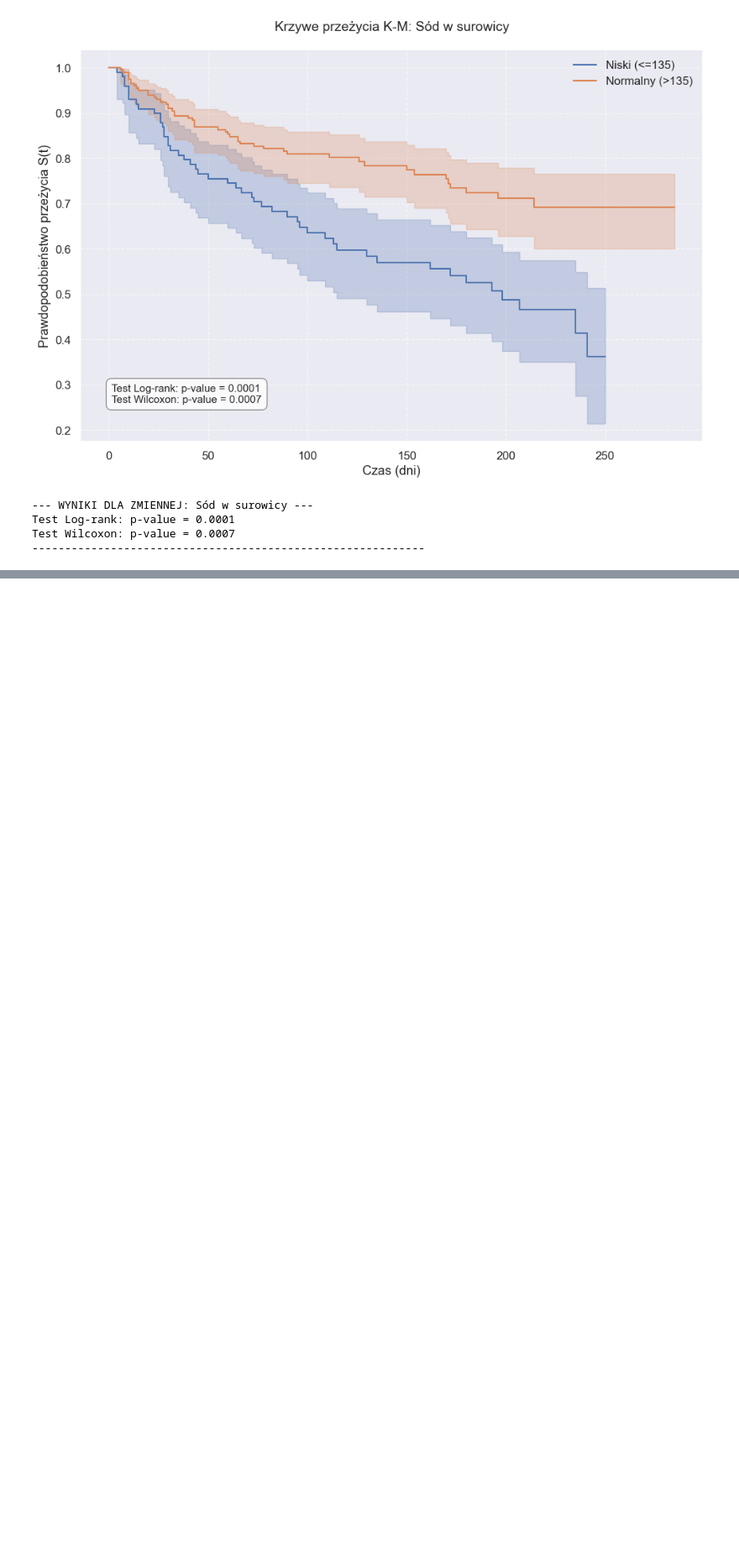
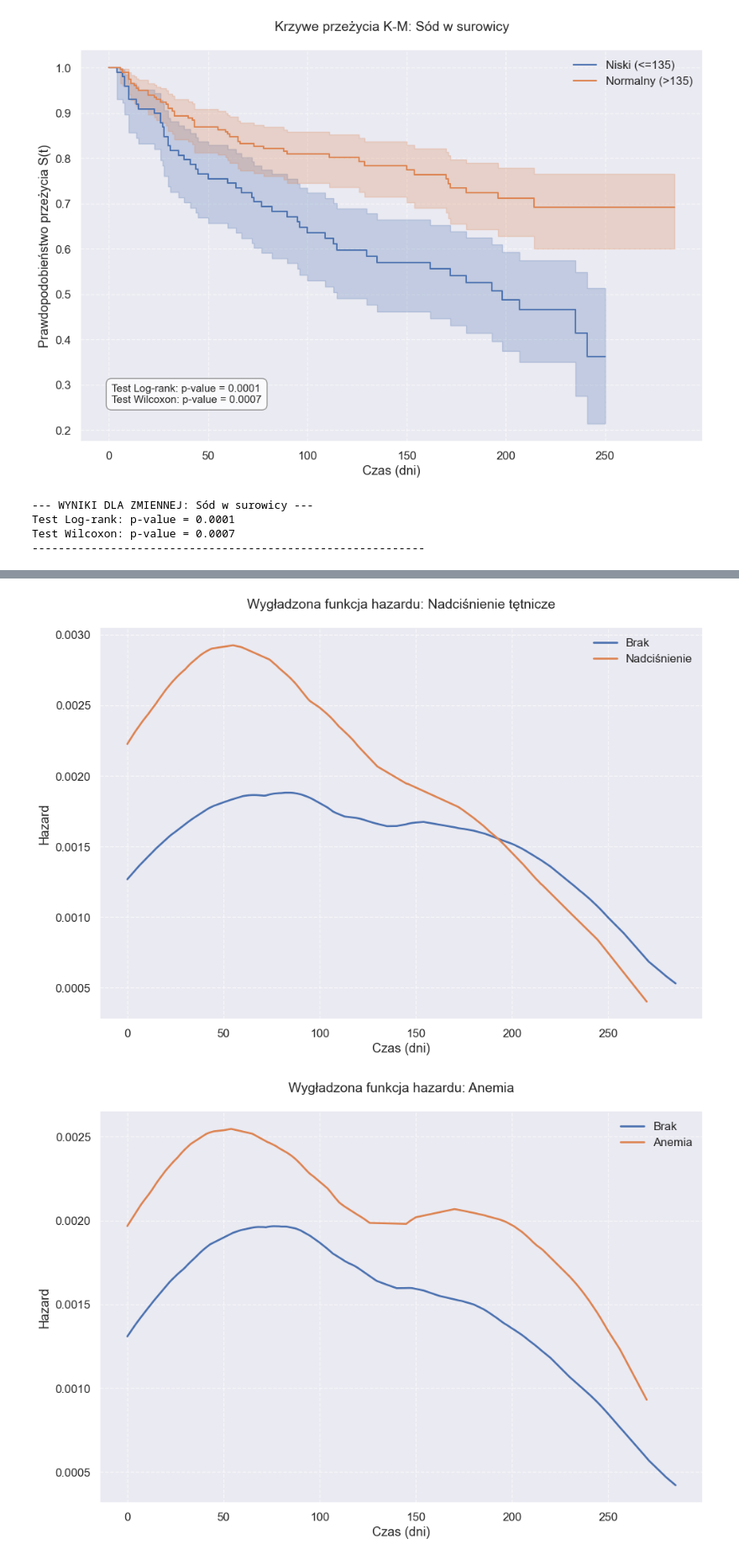
Before and after one commit to MadejMatt/ACT_projekt, a Jupyter notebook: 02_modele_nieparametryczne.ipynb, the cells around one changed output, grey strips where cells are left out. Shown at 84% size. Drawn from its saved outputs; the diff is of its cells as text; code cells hidden in the pictures; blank space fills up the shorter version.

```diff
--- a/02_modele_nieparametryczne.ipynb
+++ b/02_modele_nieparametryczne.ipynb
@@ -204,0 +355,6 @@ Test Wilcoxon: p-value = 0.0007
+# %%
+ksztalt_hazardu_grup(df, 'high_blood_pressure', {0: 'Brak', 1: 'Nadciśnienie'}, 'Nadciśnienie tętnicze')
+ksztalt_hazardu_grup(df, 'anaemia', {0: 'Brak', 1: 'Anemia'}, 'Anemia')
+# %% [output]
+[figure, added]
+[figure, added]
```
Also changed, not shown: parts of 13 cells of this notebook.
